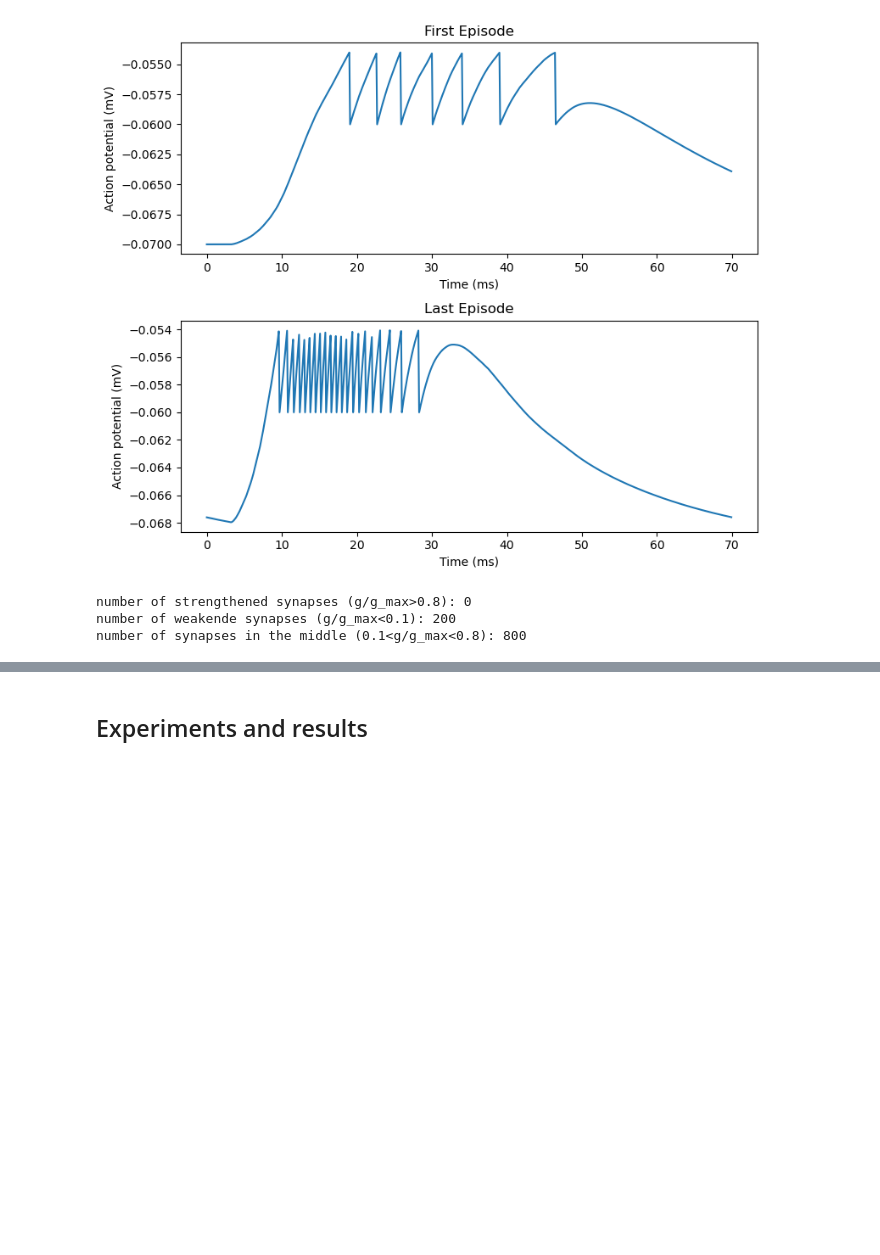
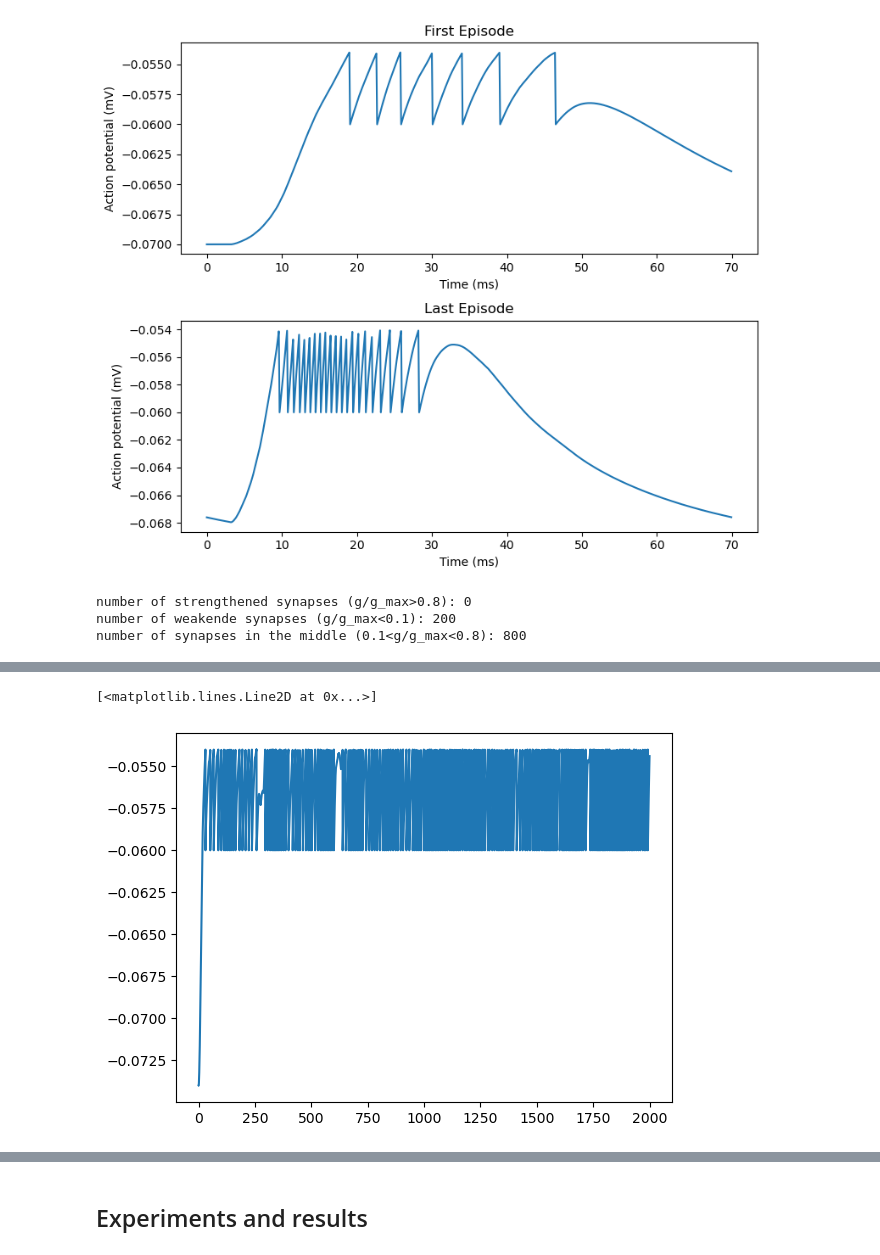
Before and after one commit to mehranfaraji/neuro4ml, a Jupyter notebook: week4-exercise.ipynb, the cells around one changed output, grey strips where cells are left out. Cells and saved outputs as stored; diff of their text form; code cells hidden in the pictures; blank space fills up the shorter version.

```diff
--- a/week4-exercise.ipynb
+++ b/week4-exercise.ipynb
@@ -294,0 +434,5 @@ for num_exp, (g_max_ex,A_pre) in enumerate(g_max_ex_A_pre):
+# %%
+plot(post_state_mon.t/ms, post_state_mon.V[0])
+# %% [output]
+[<matplotlib.lines.Line2D at 0x...>]
+[figure, added]
```
Also changed, not shown: parts of 12 cells of this notebook.
